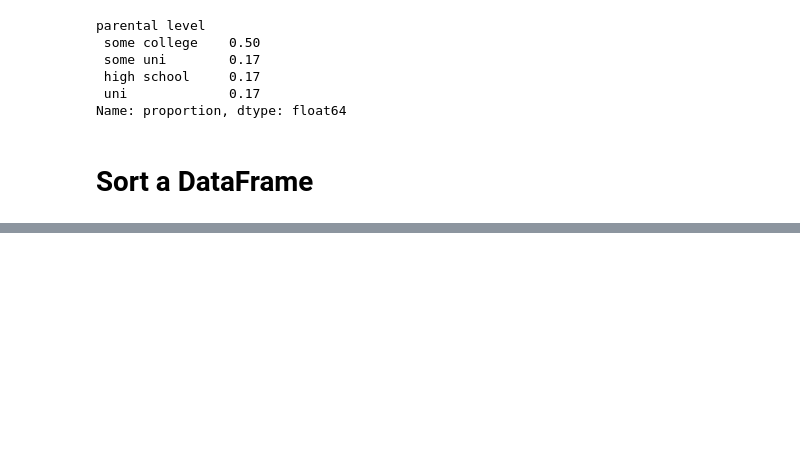
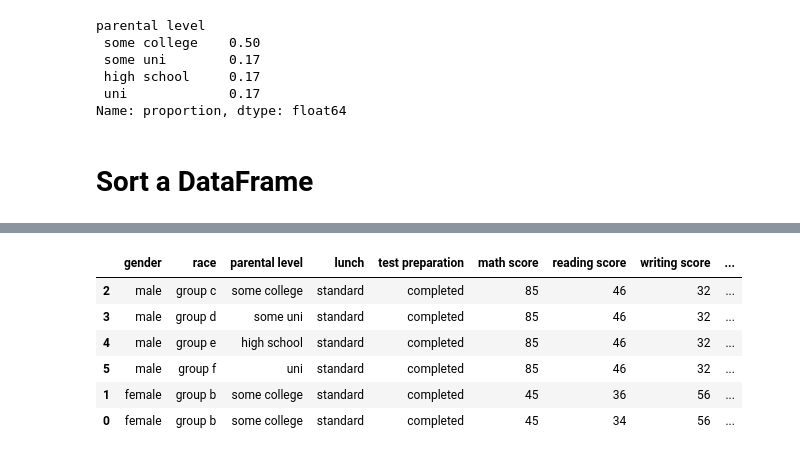
Before and after one commit to Eyakub/Problem-solving, a Jupyter notebook: Python/Pandas/learn.ipynb, the cells around one changed output, grey strips where cells are left out. Cells and saved outputs as stored; diff of their text form; code cells hidden in the pictures; blank space fills up the shorter version.

```diff
--- a/Python/Pandas/learn.ipynb
+++ b/Python/Pandas/learn.ipynb
@@ -361,0 +362,12 @@ df_exams.sort_values(by=['math score', 'reading score'], ascending=False)
+# %%
+# sort descending by multiple columns and update dataframe
+df_exams.sort_values(by=['math score', 'reading score'], ascending=False, inplace=True)
+df_exams
+# %% [output]
+|  | gender | race | parental level | lunch | test preparation | math score | reading score | writing score | ... |
+| 2 | male | group c | some college | standard | completed | 85 | 46 | 32 | ... |
+| 3 | male | group d | some uni | standard | completed | 85 | 46 | 32 | ... |
+| 4 | male | group e | high school | standard | completed | 85 | 46 | 32 | ... |
+| 5 | male | group f | uni | standard | completed | 85 | 46 | 32 | ... |
+| 1 | female | group b | some college | standard | completed | 45 | 36 | 56 | ... |
+| 0 | female | group b | some college | standard | completed | 45 | 34 | 56 | ... |
```
Also changed, not shown: parts of 15 cells of this notebook, 4 other files.
